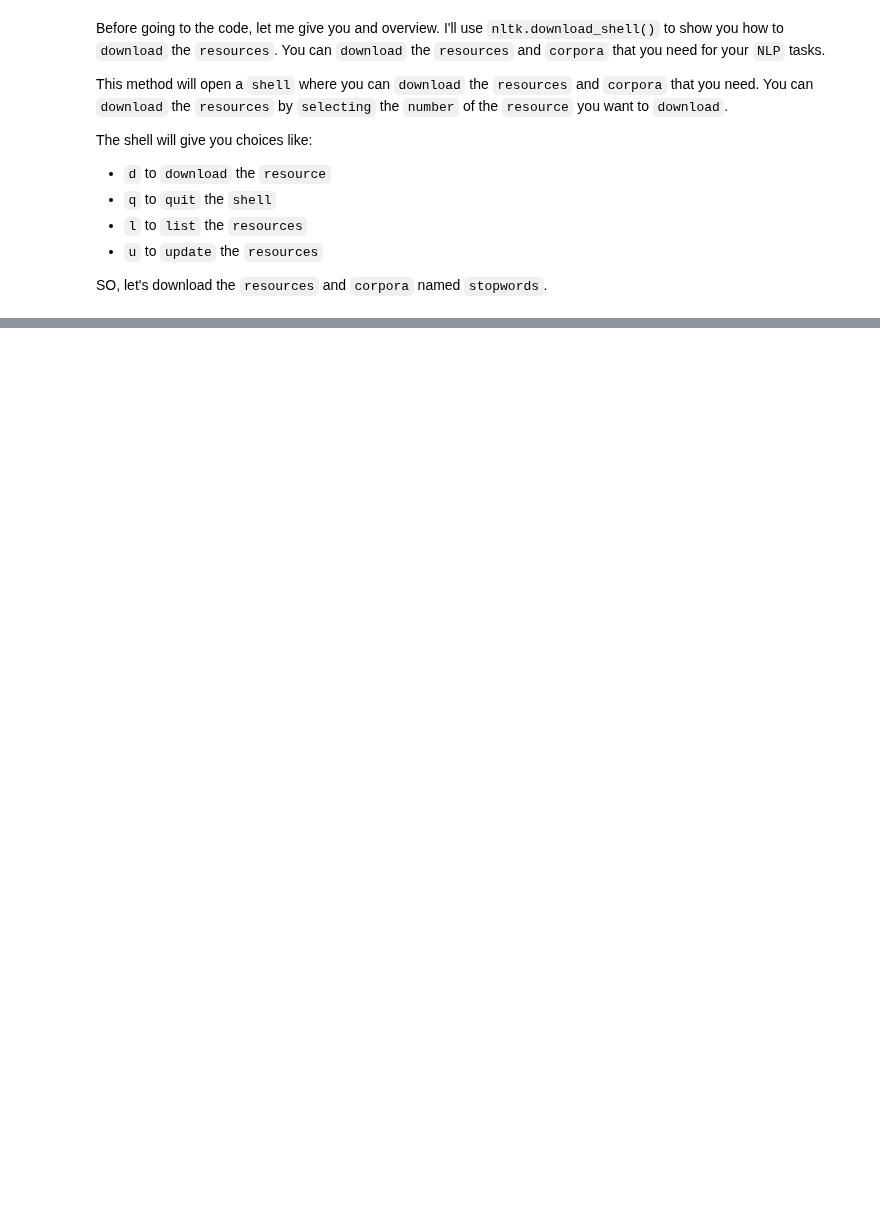
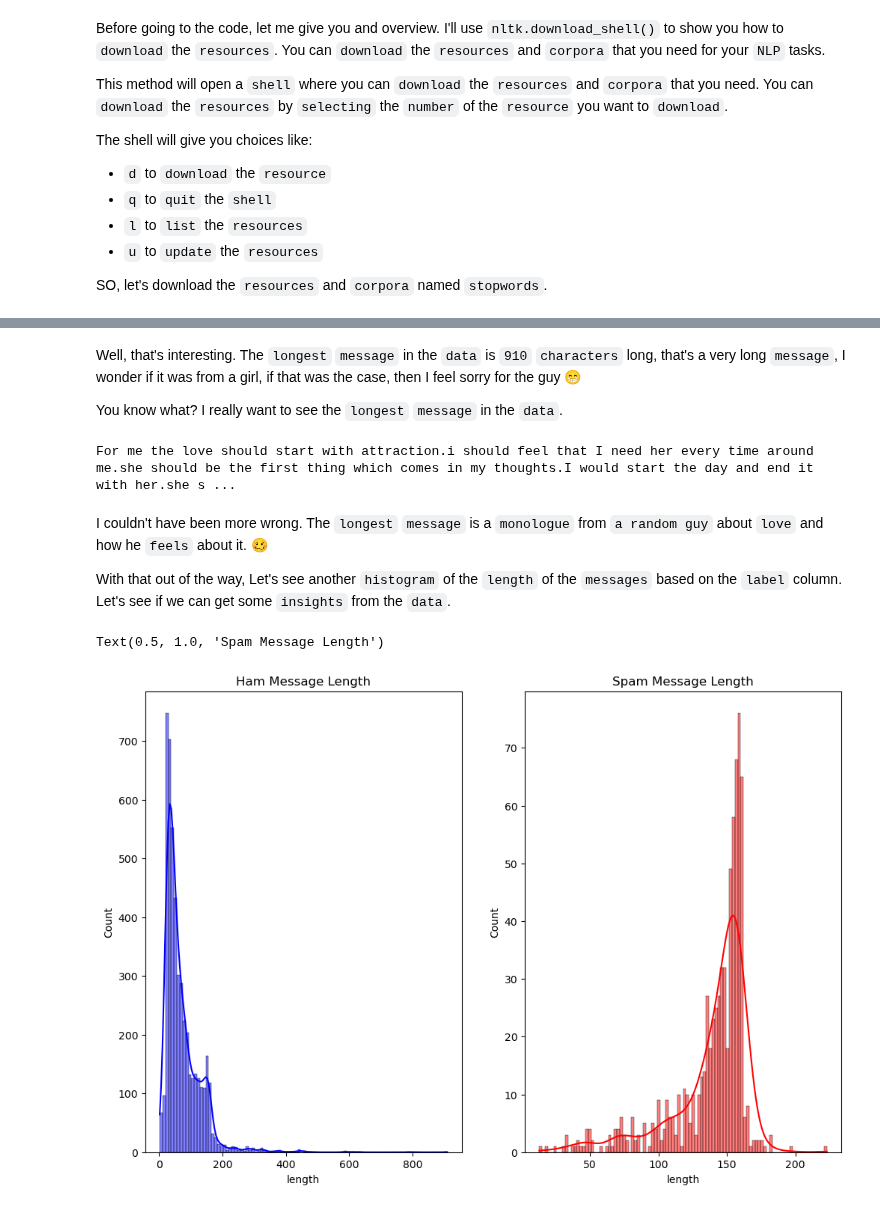
Before and after one commit to RishatTalukder/learning_machine_learning, a Jupyter notebook: Natural_Language_Processing/NLP.ipynb, the cells around one changed output, grey strips where cells are left out. Saved outputs shown, nothing was run; the diff lists cells and outputs as text; code cells hidden in the pictures; blank space fills up the shorter version.

```diff
--- a/Natural_Language_Processing/NLP.ipynb
+++ b/Natural_Language_Processing/NLP.ipynb
@@ -204,0 +340,25 @@ And I also have the dataset in my `GitHub` repository. You can `download` it fro
+# %% [markdown]
+Well, that's interesting. The `longest` `message` in the `data` is `910` `characters` long, that's a very long `message`, I wonder if it was from a girl, if that was the case, then I feel sorry for the guy 😁
+
+You know what? I really want to see the `longest` `message` in the `data`.
+# %%
+print(messeges[messeges['length'] == 910]['message'].iloc[0])
+# %% [output]
+For me the love should start with attraction.i should feel that I need her every time around me.she should be the first thing which comes in my thoughts.I would start the day and end it with her.she s ...
+# %% [markdown]
+I couldn't have been more wrong. The `longest` `message` is a `monologue` from `a random guy` about `love` and how he `feels` about it. 🥴
+
+With that out of the way, Let's see another `histogram` of the `length` of the `messages` based on the `label` column. Let's see if we can get some `insights` from the `data`.
+# %%
+plt.figure(figsize=(12, 8))
+
+plt.subplot(1, 2, 1)
+sns.histplot(messeges[messeges['label'] == 'ham']['length'], bins=100, kde=True, color='blue')
+plt.title('Ham Message Length')
+
+plt.subplot(1, 2, 2)
+sns.histplot(messeges[messeges['label'] == 'spam']['length'], bins=100, kde=True, color='red')
+plt.title('Spam Message Length')
+# %% [output]
+Text(0.5, 1.0, 'Spam Message Length')
+[figure, added]
```
Also changed, not shown: parts of 82 cells of this notebook, 2 other files.
